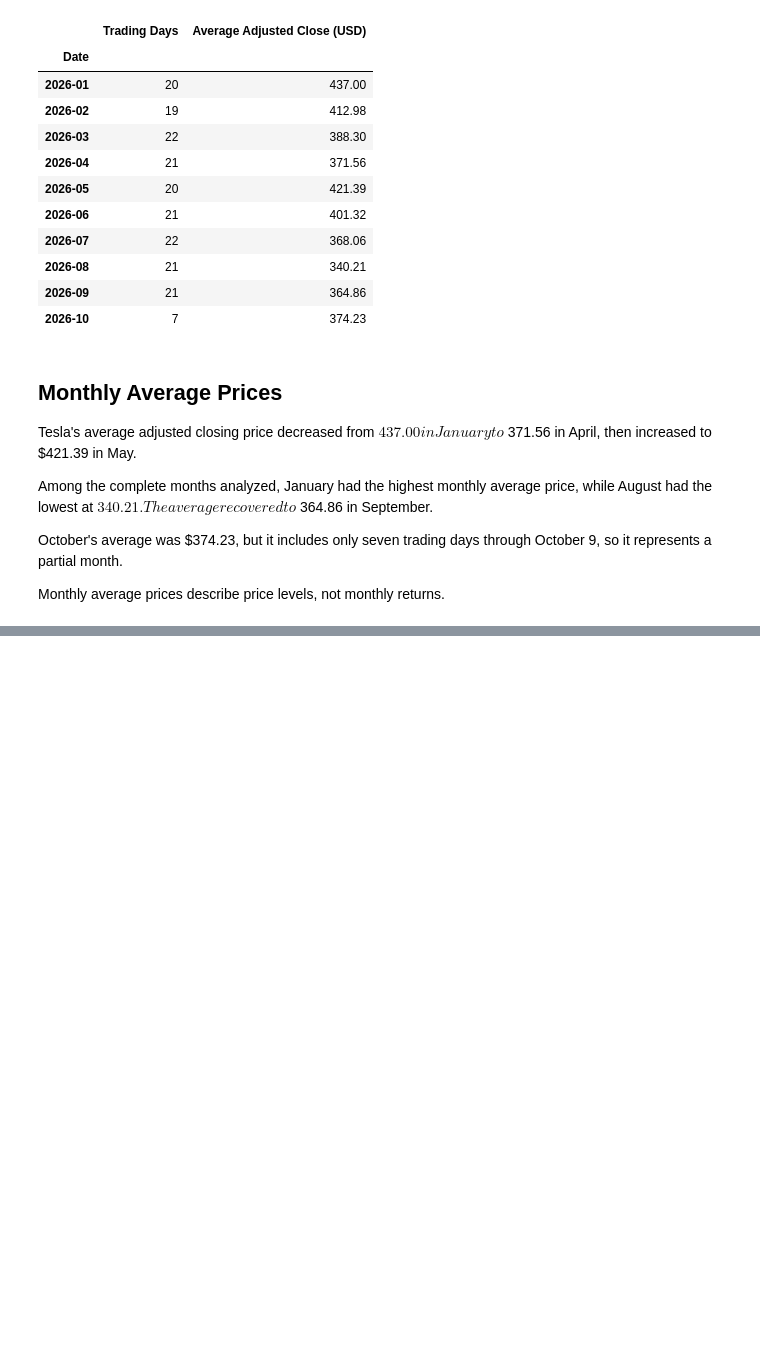
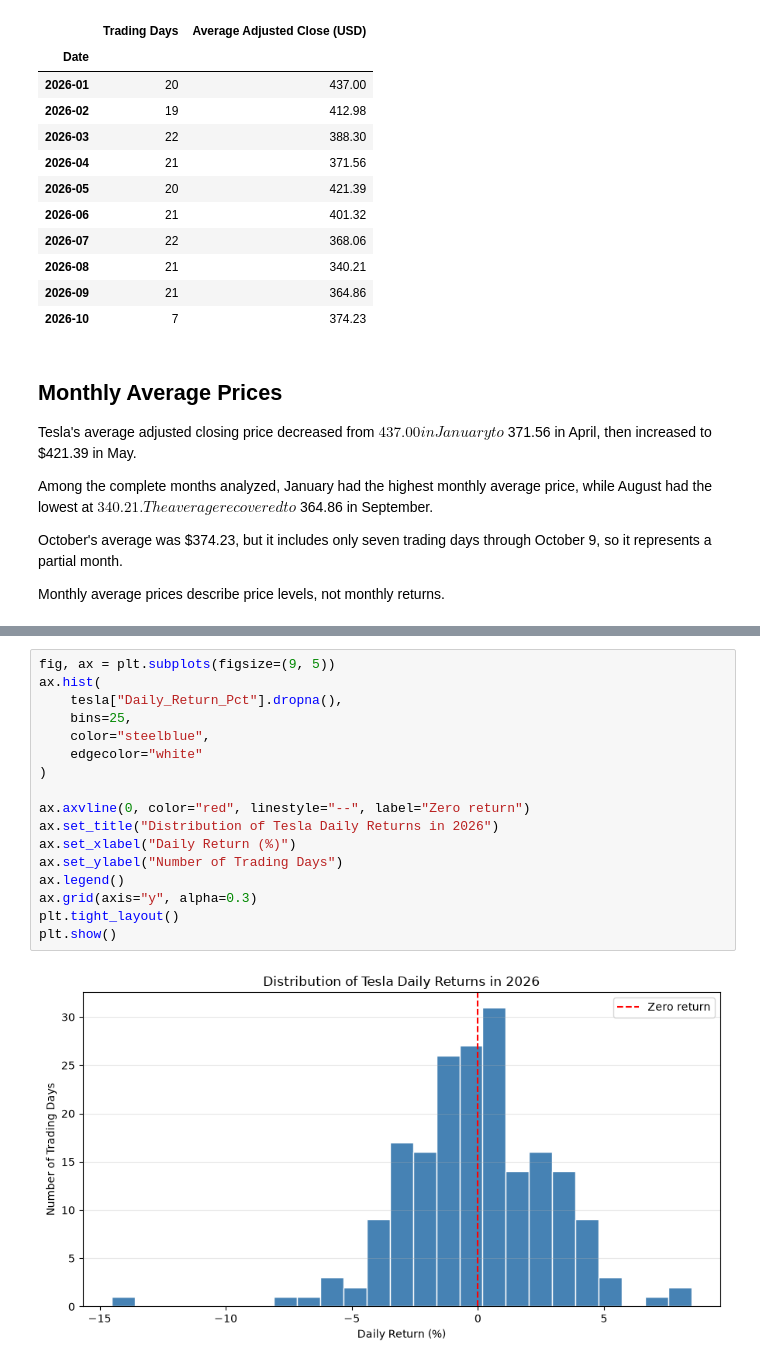
Before and after one commit to LiMeizhi1/mgs3101-analysis, a Jupyter notebook: tesla_analysis.ipynb, the cells around one changed output, grey strips where cells are left out. Cells and saved outputs as stored; diff of their text form; blank space fills up the shorter version.

```diff
--- a/tesla_analysis.ipynb
+++ b/tesla_analysis.ipynb
@@ -190,0 +351,19 @@ Monthly average prices describe price levels, not monthly returns.
+# %%
+fig, ax = plt.subplots(figsize=(9, 5))
+ax.hist(
+    tesla["Daily_Return_Pct"].dropna(),
+    bins=25,
+    color="steelblue",
+    edgecolor="white"
+)
+
+ax.axvline(0, color="red", linestyle="--", label="Zero return")
+ax.set_title("Distribution of Tesla Daily Returns in 2026")
+ax.set_xlabel("Daily Return (%)")
+ax.set_ylabel("Number of Trading Days")
+ax.legend()
+ax.grid(axis="y", alpha=0.3)
+plt.tight_layout()
+plt.show()
+# %% [output]
+[figure, added]
```
Also changed, not shown: parts of 13 cells of this notebook.
